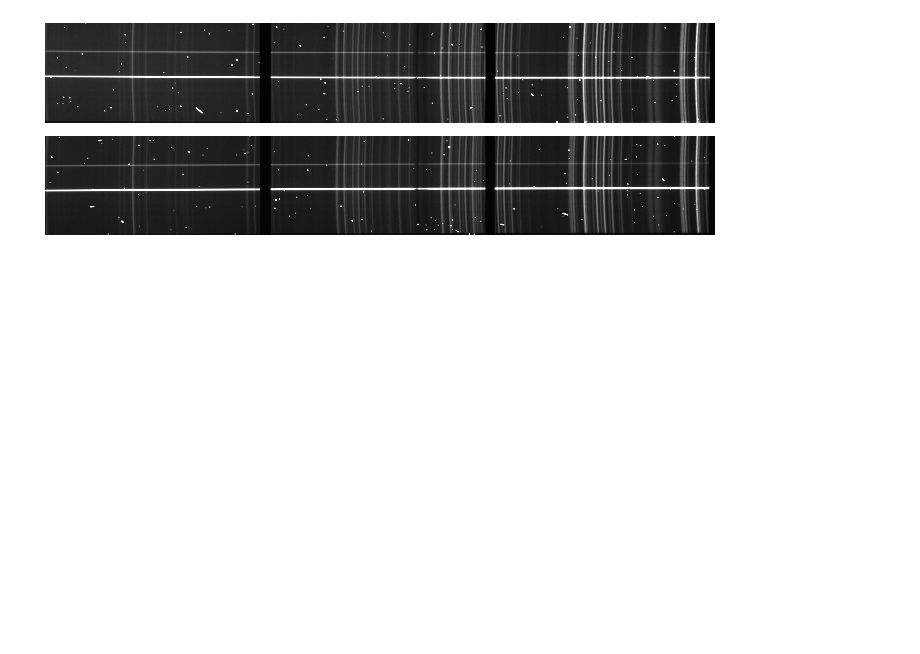
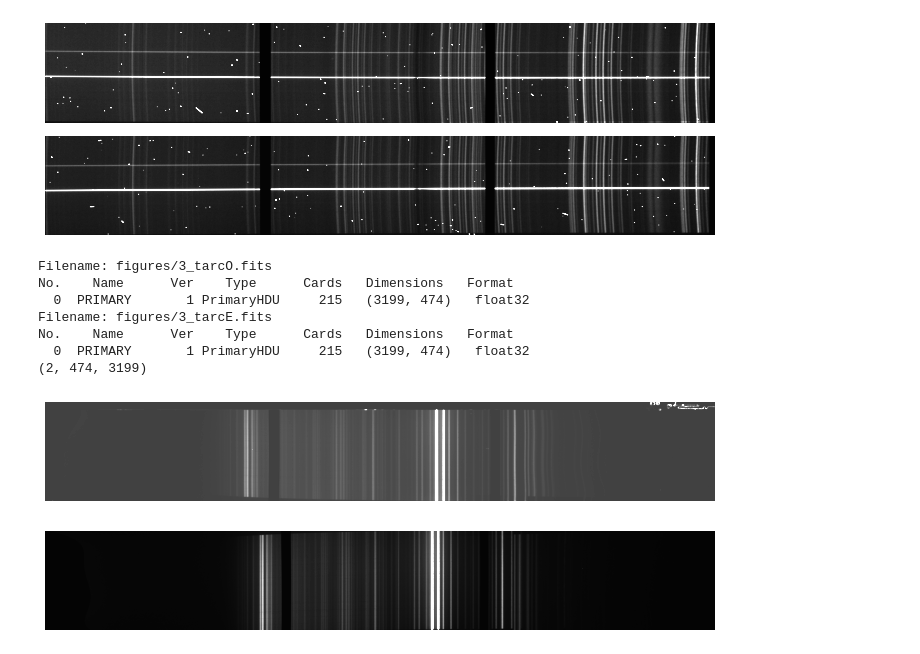
Before and after one commit to JustinotherGitter/Masters-Thesis, a Jupyter notebook: chapter_3/FITS_images.ipynb, the cells around one changed output. Drawn from its saved outputs; the diff is of its cells as text; code cells hidden in the pictures; blank space fills up the shorter version.

```diff
--- a/chapter_3/FITS_images.ipynb
+++ b/chapter_3/FITS_images.ipynb
@@ -118,3 +118,33 @@ No.    Name      Ver    Type      Cards   Dimensions   Format
   0  PRIMARY       1 PrimaryHDU     162   (3199, 474)   float32
 (2, 474, 3199)
 [figure]
+# %%
+# CH03 - S03.2.4
+
+image_fileO = get_pkg_data_filename('figures/3_tarcO.fits')
+image_fileE = get_pkg_data_filename('figures/3_tarcE.fits')
+
+fits.info(image_fileO)
+fits.info(image_fileE)
+
+image_data = np.array([fits.getdata(image_fileO, ext=0),fits.getdata(image_fileE, ext=0)])
+print(image_data.shape)
+
+for i in [0, 1]:
+    fig, ax = plt.subplots(figsize=(9.597, 3.584))
+    ax.imshow(image_data[i], cmap='gray', vmax=np.mean(image_data[i]) + 2 * np.std(image_data[i]), origin='lower')
+    ax.grid()
+    ax.axis('off')
+
+    plt.savefig(f'figures/3_tarc{"O" if i else "E"}.pdf', bbox_inches='tight') # Can save as svg for editing in inkscape
+    plt.show()
+# %% [output]
+Filename: figures/3_tarcO.fits
+No.    Name      Ver    Type      Cards   Dimensions   Format
+  0  PRIMARY       1 PrimaryHDU     215   (3199, 474)   float32
+Filename: figures/3_tarcE.fits
+No.    Name      Ver    Type      Cards   Dimensions   Format
+  0  PRIMARY       1 PrimaryHDU     215   (3199, 474)   float32
+(2, 474, 3199)
+[figure, added]
+[figure, added]
```
Also changed, not shown: 16 other files.
